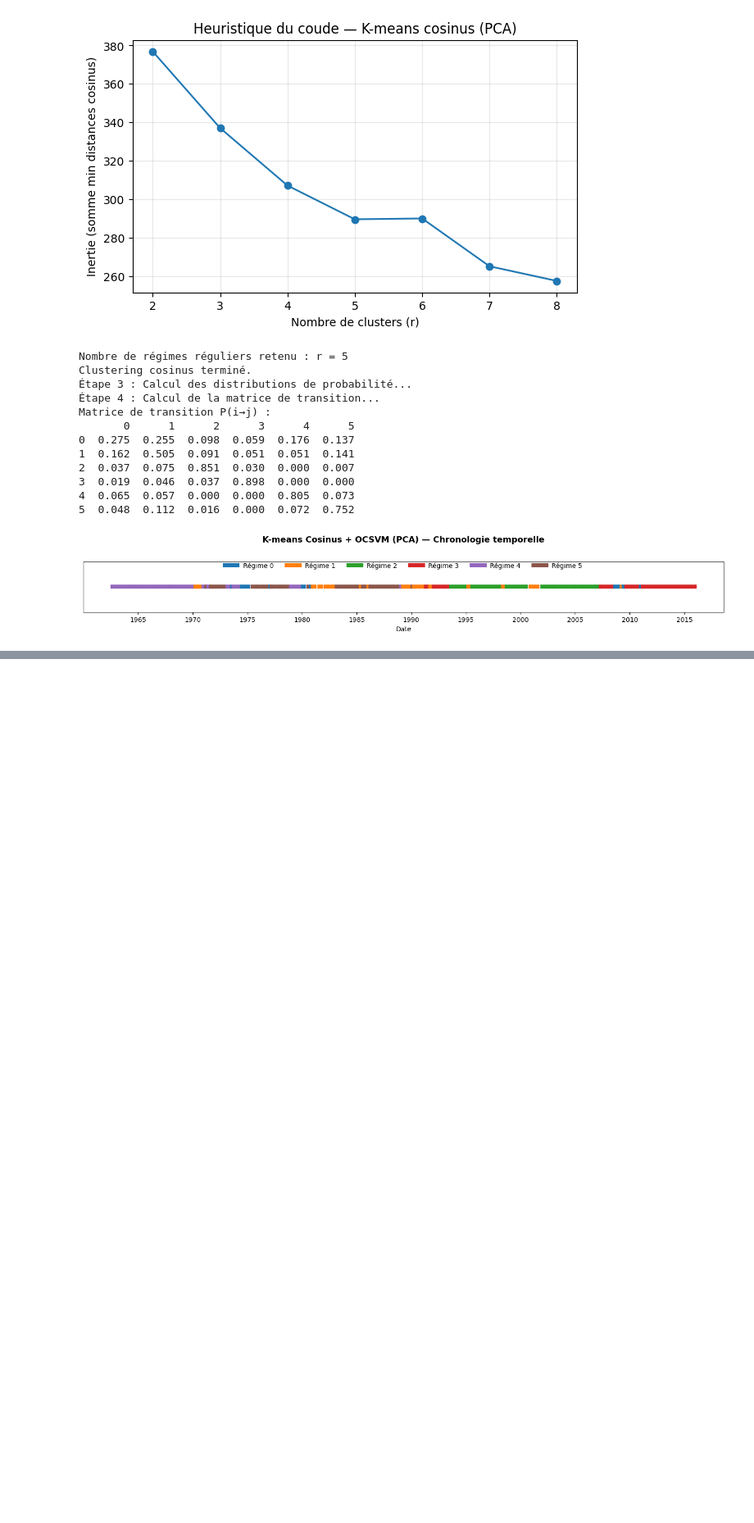
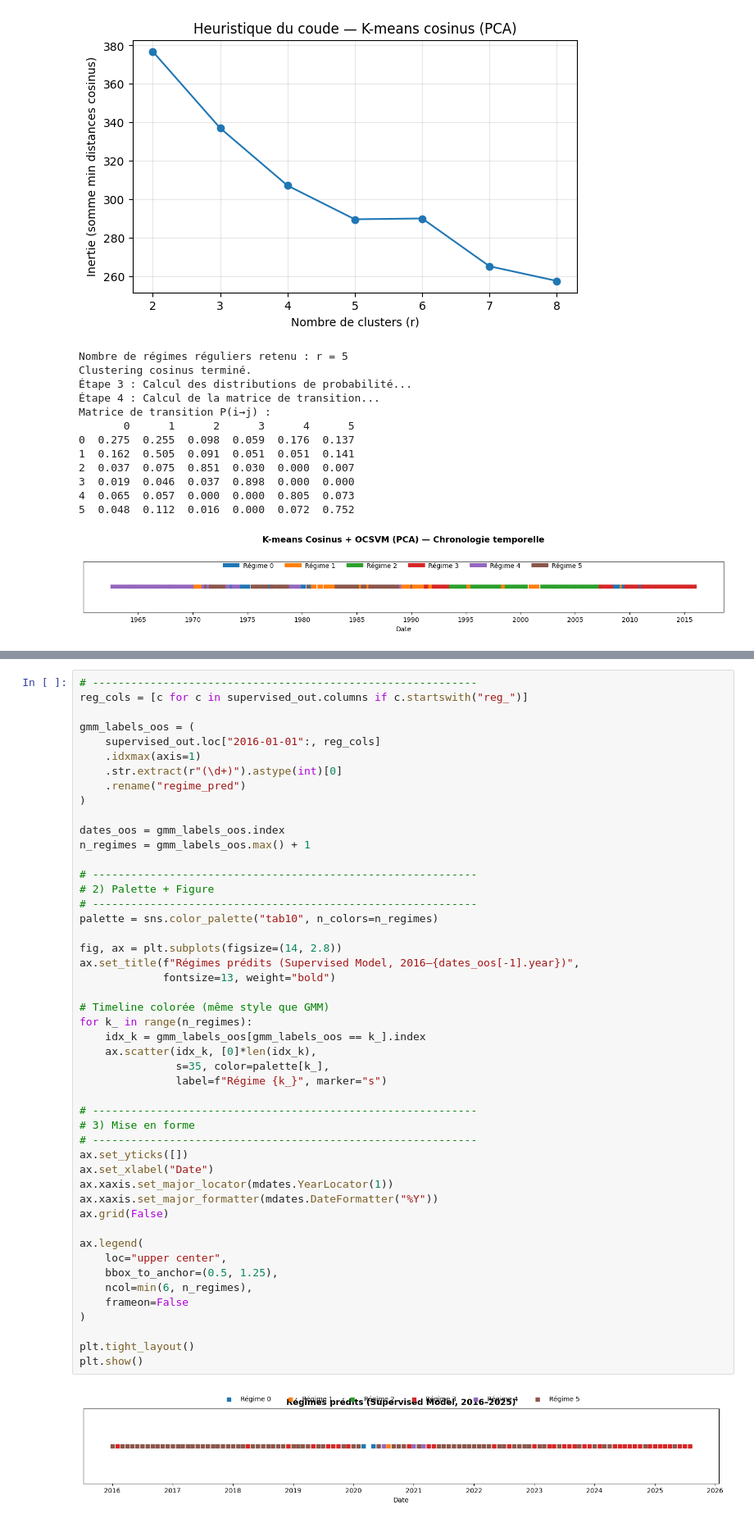
Before and after one commit to alexisdantzikian/ML_PM, a Jupyter notebook: nbs/main.ipynb, the cells around one changed output, grey strips where cells are left out. Shown: that part at 82% size. Saved outputs shown, nothing was run; the diff lists cells and outputs as text; blank space fills up the shorter version.

```diff
--- a/nbs/main.ipynb
+++ b/nbs/main.ipynb
@@ -825,0 +859,50 @@ KeyboardInterrupt:
+# %%
+# ------------------------------------------------------------
+reg_cols = [c for c in supervised_out.columns if c.startswith("reg_")]
+
+gmm_labels_oos = (
+    supervised_out.loc["2016-01-01":, reg_cols]
+    .idxmax(axis=1)
+    .str.extract(r"(\d+)").astype(int)[0]
+    .rename("regime_pred")
+)
+
+dates_oos = gmm_labels_oos.index
+n_regimes = gmm_labels_oos.max() + 1
+
+# ------------------------------------------------------------
+# 2) Palette + Figure
+# ------------------------------------------------------------
+palette = sns.color_palette("tab10", n_colors=n_regimes)
+
+fig, ax = plt.subplots(figsize=(14, 2.8))
+ax.set_title(f"Régimes prédits (Supervised Model, 2016–{dates_oos[-1].year})",
+             fontsize=13, weight="bold")
+
+# Timeline colorée (même style que GMM)
+for k_ in range(n_regimes):
+    idx_k = gmm_labels_oos[gmm_labels_oos == k_].index
+    ax.scatter(idx_k, [0]*len(idx_k),
+               s=35, color=palette[k_],
+               label=f"Régime {k_}", marker="s")
+
+# ------------------------------------------------------------
+# 3) Mise en forme
+# ------------------------------------------------------------
+ax.set_yticks([])
+ax.set_xlabel("Date")
+ax.xaxis.set_major_locator(mdates.YearLocator(1))
+ax.xaxis.set_major_formatter(mdates.DateFormatter("%Y"))
+ax.grid(False)
+
+ax.legend(
+    loc="upper center",
+    bbox_to_anchor=(0.5, 1.25),
+    ncol=min(6, n_regimes),
+    frameon=False
+)
+
+plt.tight_layout()
+plt.show()
+# %% [output]
+[figure, added]
```
Also changed, not shown: parts of 3 cells of this notebook.
